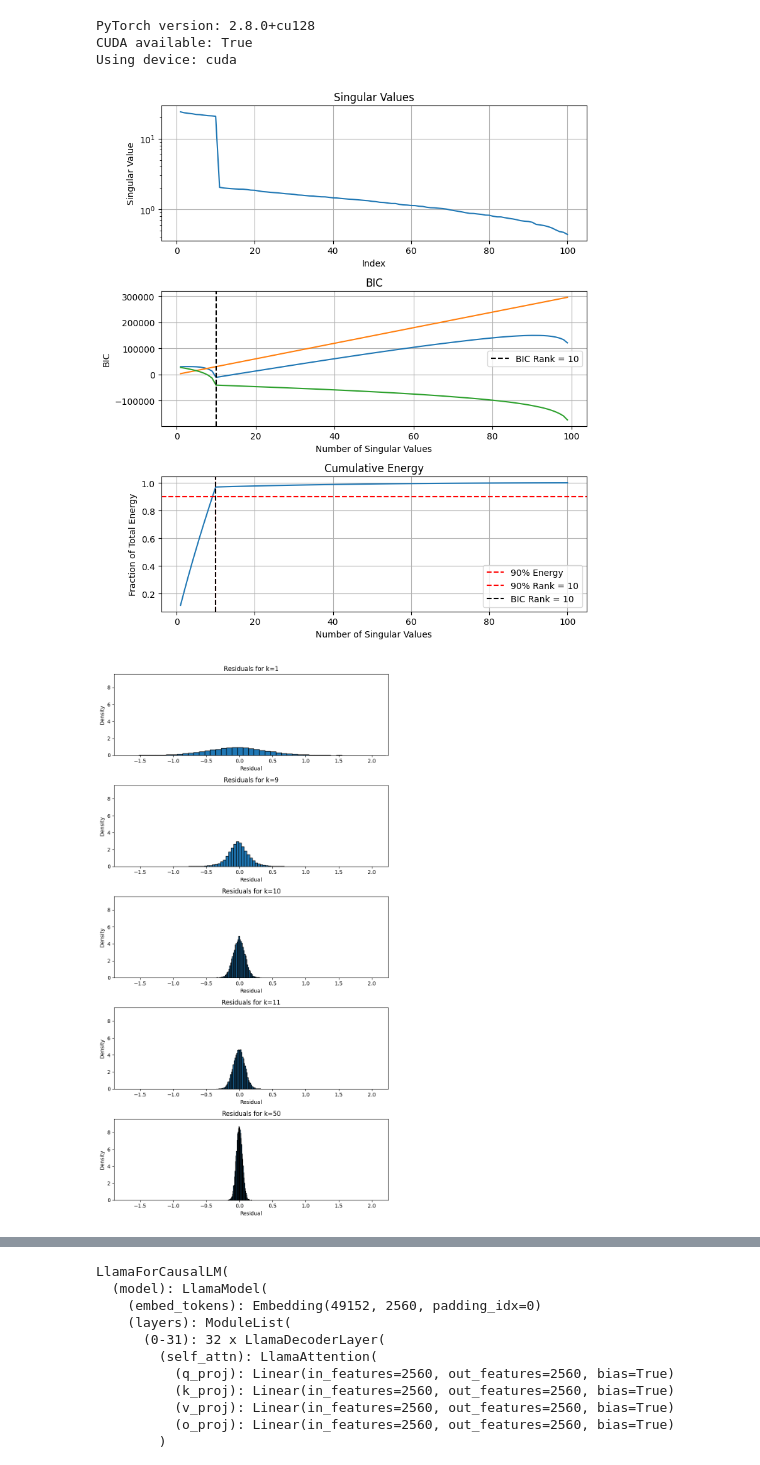
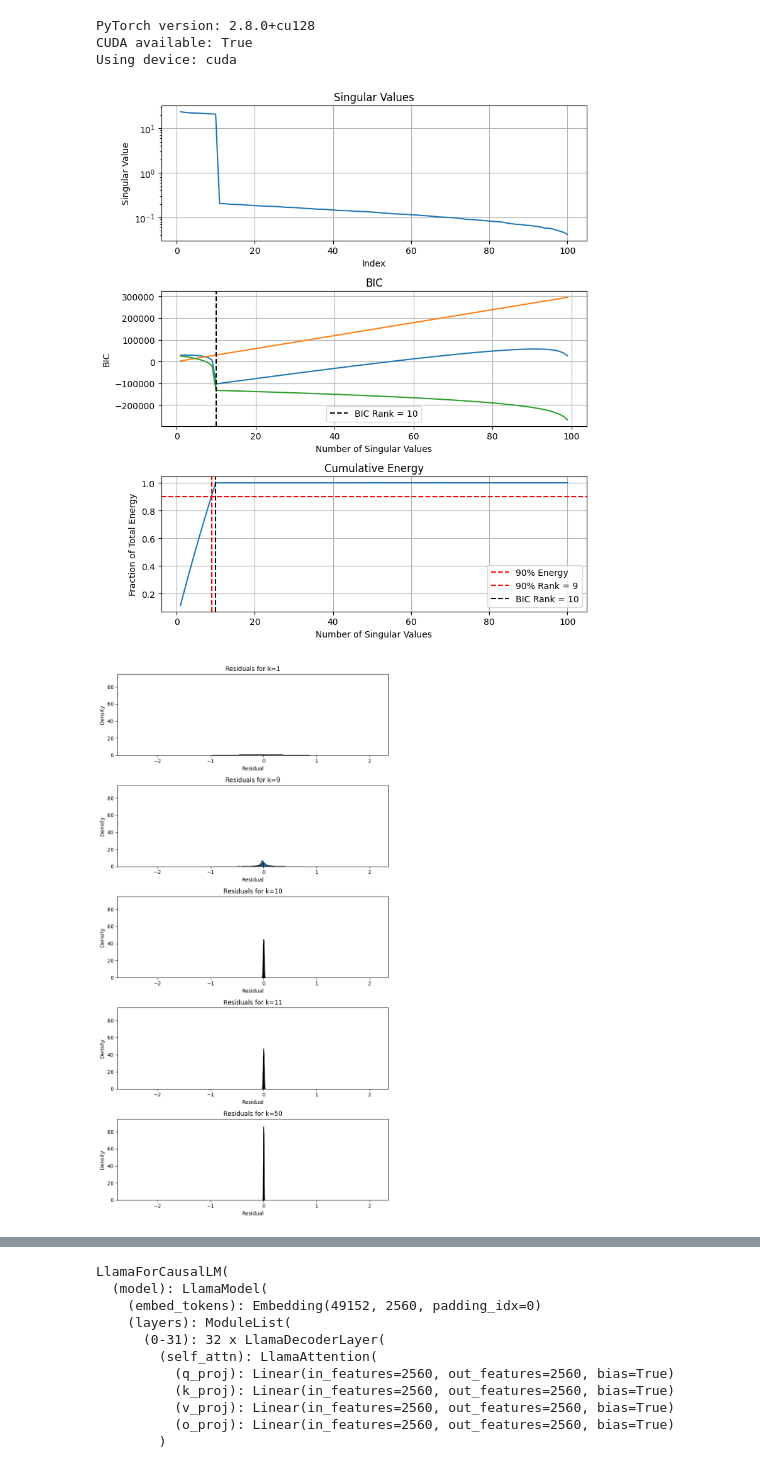
Before and after one commit to erikerlandson/mdl-matrix-rank, a Jupyter notebook: nb/svd-bic.ipynb, the cells around one changed output, grey strips where cells are left out. Cells and saved outputs as stored; diff of their text form; code cells hidden in the pictures.

```diff
--- a/nb/svd-bic.ipynb
+++ b/nb/svd-bic.ipynb
@@ -17,17 +36,3 @@ print(f"Using device: {device}")
 PyTorch version: 2.8.0+cu128
 CUDA available: True
 Using device: cuda
-# %%
-def gen_svd_bic_gaussian(A, S, U, Vt):
-    rows, cols = tuple(A.shape)
-    n = rows * cols
-    for k in range(1, S.shape[0]):
-        Ak = U[:, :k] @ torch.diag(S[:k]) @ Vt[:k, :]
-        Ares = (A - Ak).flatten().cpu().numpy()
-        mu, sigma = scipy.stats.norm.fit(Ares)
-        llh = np.sum(scipy.stats.norm.logpdf(Ares, mu, sigma))
-        p = k * (rows + cols + 1)
-        pterm = p * np.log(n)
-        llhterm = -2*llh
-        bic = pterm + llhterm
-        yield (bic, pterm, llhterm)
@@ -61,3 +39,21 @@ def gen_svd_aic(A, S, U, Vt):
+# %%
+def gen_svd_bic_gaussian(A, S, U, Vt):
+    rows, cols = tuple(A.shape)
+    n = rows * cols
+    Ak = torch.zeros_like(A)
+    for k in range(1, S.shape[0]):
+        Akk = torch.outer(U[:, k-1], S[k-1] * Vt[k-1, :])
+        Ak = Ak + Akk
+        Ares = (A - Ak).flatten()
+        sigma, mu = torch.std_mean(Ares)
+        t = torch.sum((Ares-mu)**2).item()
+        mu, sigma = mu.item(), sigma.item()
+        llh = -t / (2*(sigma**2)) - (n*np.log(2*np.pi*(sigma**2))/2)
+        p = k * (rows + cols + 1)
+        pterm = p * np.log(n)
+        llhterm = -2*llh
+        bic = pterm + llhterm
+        yield (bic, pterm, llhterm)
 # %%
 def matrix_with_rank(k, rows, cols, scale=100):
     A = torch.randn(rows, cols, device=device, dtype=torch.float32)
@@ -138,12 +134,12 @@ def plot_svd(S, bicterms):
     plt.tight_layout()
     plt.show()
 # %%
-X10 = matrix_with_rank(10, 200, 100, scale=10)
+X10 = matrix_with_rank(10, 200, 100, scale=100)
 Ux10, Sx10, Vtx10 = torch.linalg.svd(X10, full_matrices=False)
 bic10 = list(gen_svd_bic_gaussian(X10, Sx10, Ux10, Vtx10))
 plot_svd(Sx10.cpu().numpy(), bic10)
 plot_residuals([1, 9, 10, 11, 50], X10, Sx10, Ux10, Vtx10)
 # %% [output]
-[figure, old version]
+[figure, new version]
-[figure, old version]
+[figure, new version]
 # %%
```
Also changed, not shown: parts of 8 cells of this notebook.
